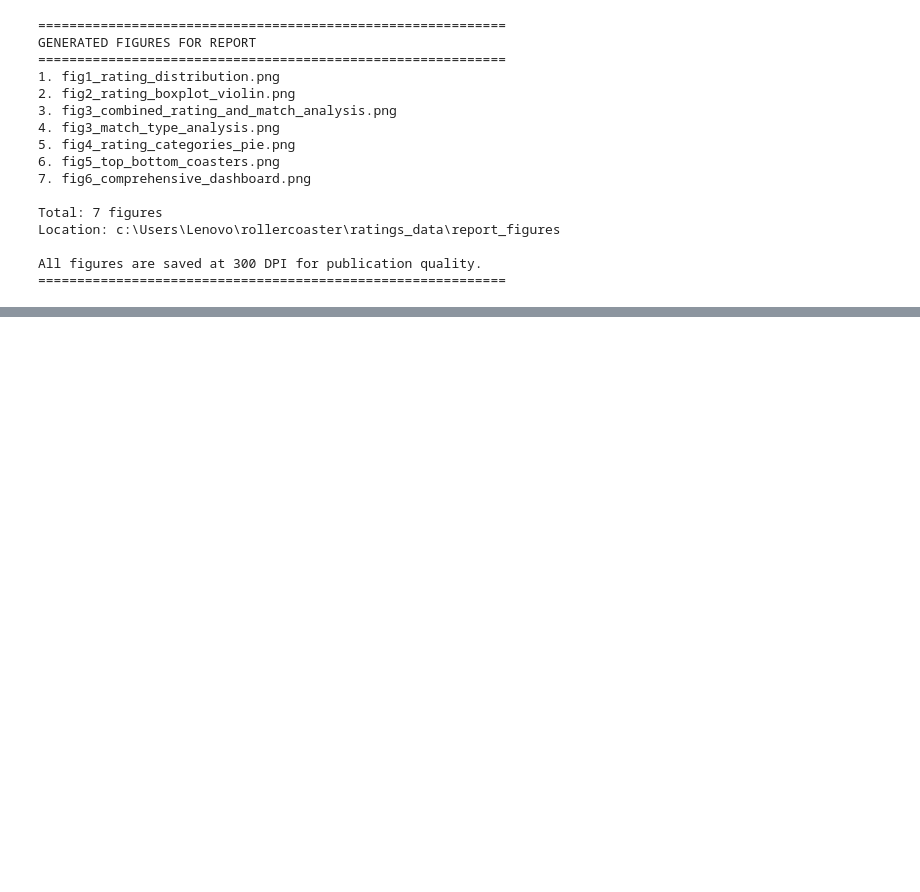
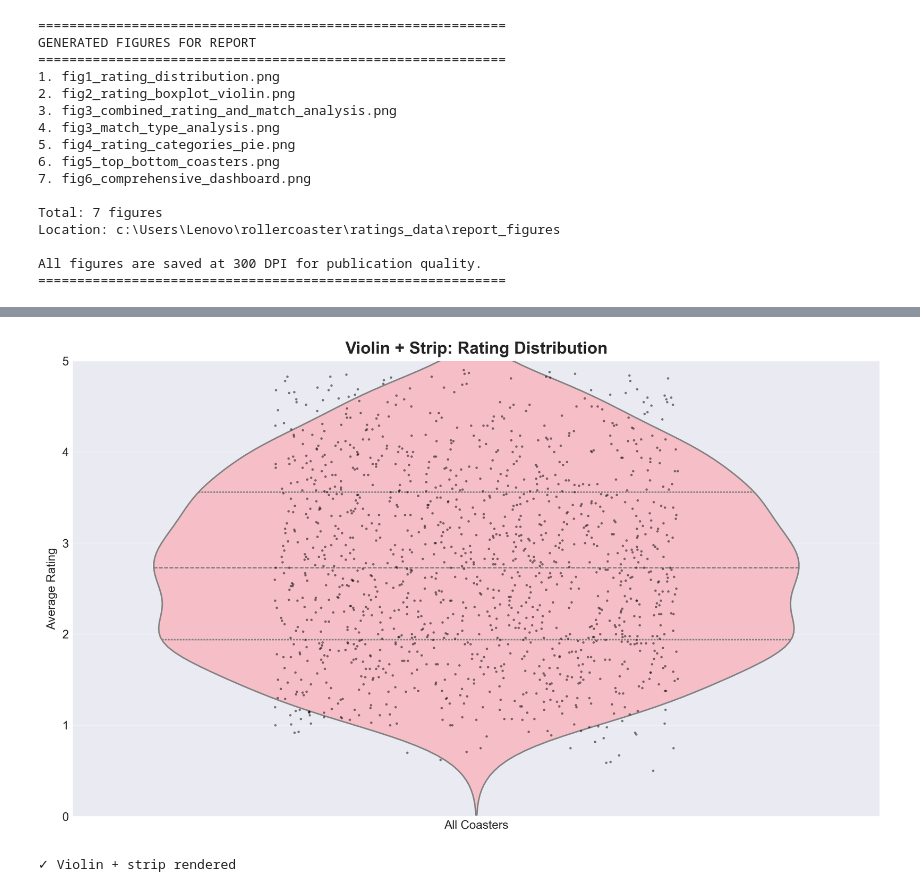
Before and after one commit to gwenzel/rollercoaster, a Jupyter notebook: ratings_data/coaster_data_exploration.ipynb, the cells around one changed output, grey strips where cells are left out. Cells and saved outputs as stored; diff of their text form; code cells hidden in the pictures; blank space fills up the shorter version.

```diff
--- a/ratings_data/coaster_data_exploration.ipynb
+++ b/ratings_data/coaster_data_exploration.ipynb
@@ -686,0 +742,20 @@ All figures are saved at 300 DPI for publication quality.
+# %%
+# Violin + strip composite for rating distribution
+import seaborn as sns
+import matplotlib.pyplot as plt
+
+fig, ax = plt.subplots(figsize=(10, 6))
+sns.violinplot(x=np.repeat('All Coasters', len(df)), y=df['avg_rating'], ax=ax, inner='quartile', color='#FFB6C1')
+sns.stripplot(x=np.repeat('All Coasters', len(df)), y=df['avg_rating'], ax=ax, jitter=0.25, size=2, color='black', alpha=0.5)
+ax.set_title('Violin + Strip: Rating Distribution', fontsize=14, fontweight='bold')
+ax.set_xlabel('')
+ax.set_ylabel('Average Rating')
+ax.set_ylim([0, 5])
+ax.grid(True, axis='y', alpha=0.3)
+plt.tight_layout()
+plt.show()
+
+print('✓ Violin + strip rendered')
+# %% [output]
+[figure, added]
+✓ Violin + strip rendered
```
Also changed, not shown: parts of 6 cells of this notebook, 6 other files.
